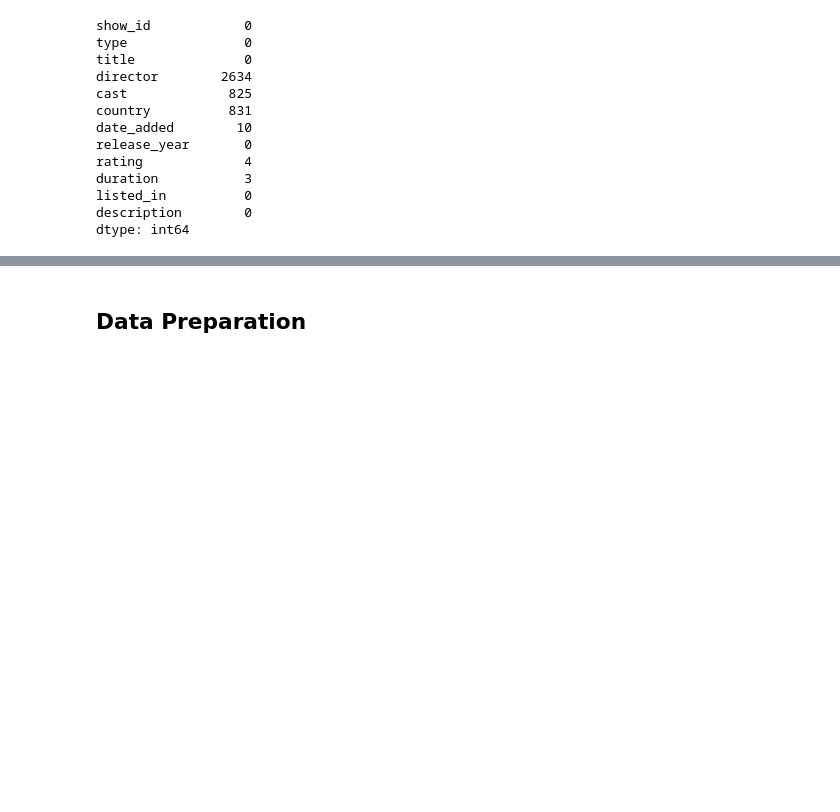
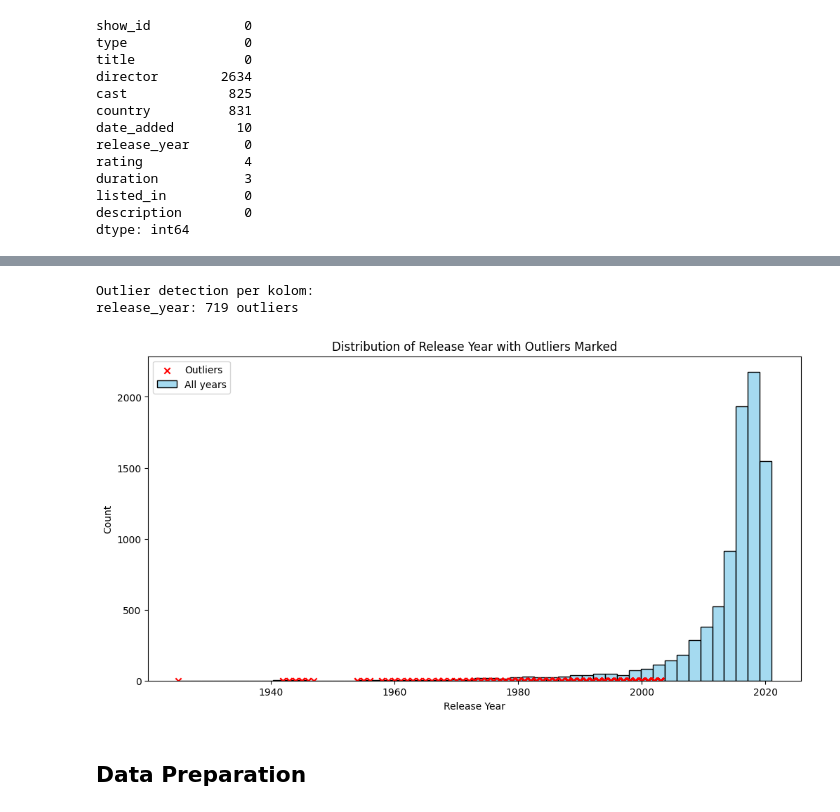
Before and after one commit to rizkiwnfproject/ML-Netflix-ContentBasedFiltering, a Jupyter notebook: notebook.ipynb, the cells around one changed output, grey strips where cells are left out. Saved outputs shown, nothing was run; the diff lists cells and outputs as text; code cells hidden in the pictures; blank space fills up the shorter version.

```diff
--- a/notebook.ipynb
+++ b/notebook.ipynb
@@ -274,3 +287,39 @@ dtype: int64
+# %%
+numeric_cols = df.select_dtypes(include=['number']).columns
+
+print("\nOutlier detection per kolom:")
+for col in numeric_cols:
+    Q1 = df[col].quantile(0.25)
+    Q3 = df[col].quantile(0.75)
+    IQR = Q3 - Q1
+    lower_bound = Q1 - 1.5 * IQR
+    upper_bound = Q3 + 1.5 * IQR
+    outliers = df[(df[col] < lower_bound) | (df[col] > upper_bound)]
+    print(f"{col}: {len(outliers)} outliers")
+
+Q1 = df['release_year'].quantile(0.25)
+Q3 = df['release_year'].quantile(0.75)
+IQR = Q3 - Q1
+lower_bound = Q1 - 1.5 * IQR
+upper_bound = Q3 + 1.5 * IQR
+
+df['is_outlier'] = (df['release_year'] < lower_bound) | (df['release_year'] > upper_bound)
+
+plt.figure(figsize=(12,6))
+sns.histplot(df['release_year'], bins=50, kde=False, color='skyblue', label='All years')
+
+outliers = df[df['is_outlier']]
+plt.scatter(outliers['release_year'], [0]*len(outliers), color='red', label='Outliers', marker='x')
+
+plt.xlabel('Release Year')
+plt.ylabel('Count')
+plt.title('Distribution of Release Year with Outliers Marked')
+plt.legend()
+plt.show()
+# %% [output]
+Outlier detection per kolom:
+release_year: 719 outliers
+[figure, added]
 # %% [markdown]
 ## Data Preparation
 # %% [markdown]
```
Also changed, not shown: parts of 3 cells of this notebook, 2 other files.
